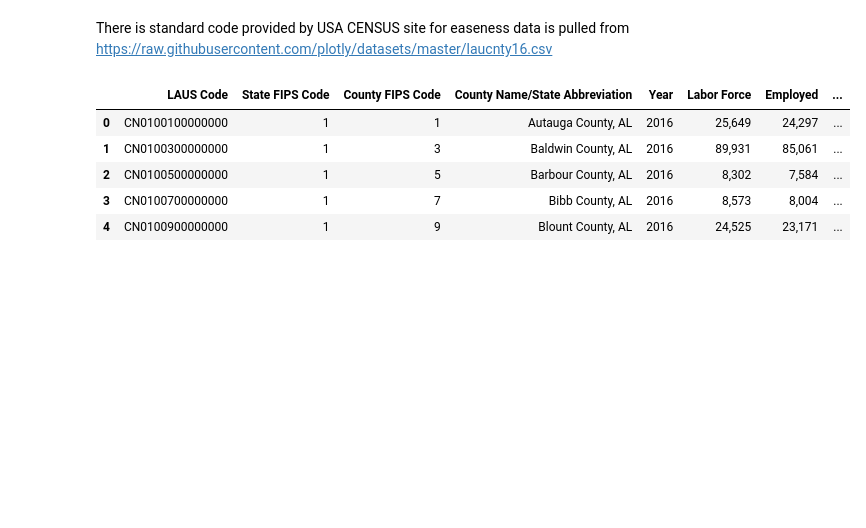
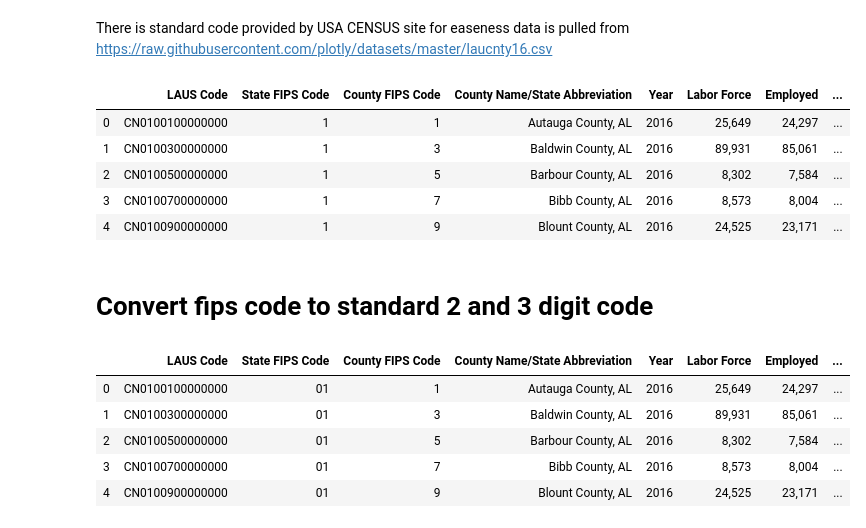
Before and after one commit to pramil-paudel/EECS_731_SEMESTER_PROJECT, a Jupyter notebook: notebooks/preProcessing/preprocessing_01.ipynb, the cells around one changed output. Drawn from its saved outputs; the diff is of its cells as text; code cells hidden in the pictures; blank space fills up the shorter version.

```diff
--- a/notebooks/preProcessing/preprocessing_01.ipynb
+++ b/notebooks/preProcessing/preprocessing_01.ipynb
@@ -167,3 +167,21 @@ usa_fips_code.head()
 | 2 | CN0100500000000 | 1 | 5 | Barbour County, AL | 2016 | 8,302 | 7,584 | ... |
 | 3 | CN0100700000000 | 1 | 7 | Bibb County, AL | 2016 | 8,573 | 8,004 | ... |
 | 4 | CN0100900000000 | 1 | 9 | Blount County, AL | 2016 | 24,525 | 23,171 | ... |
+# %% [markdown]
+# Convert fips code to standard 2 and 3 digit code
+# %%
+def convert_to_two_digit_code(code):
+    c = "0000"+str(code)
+    return(c[-2:])
+# %%
+usa_fips_code['State FIPS Code'] = usa_fips_code["State FIPS Code"].astype(str)
+usa_fips_code['State FIPS Code'] = usa_fips_code["State FIPS Code"].apply(convert_to_two_digit_code)
+usa_fips_code.head()
+# usa_fips_code["State FIPS Code"].unique
+# %% [output]
+|  | LAUS Code | State FIPS Code | County FIPS Code | County Name/State Abbreviation | Year | Labor Force | Employed | ... |
+| 0 | CN0100100000000 | 01 | 1 | Autauga County, AL | 2016 | 25,649 | 24,297 | ... |
+| 1 | CN0100300000000 | 01 | 3 | Baldwin County, AL | 2016 | 89,931 | 85,061 | ... |
+| 2 | CN0100500000000 | 01 | 5 | Barbour County, AL | 2016 | 8,302 | 7,584 | ... |
+| 3 | CN0100700000000 | 01 | 7 | Bibb County, AL | 2016 | 8,573 | 8,004 | ... |
+| 4 | CN0100900000000 | 01 | 9 | Blount County, AL | 2016 | 24,525 | 23,171 | ... |
```
Also changed, not shown: parts of 19 cells of this notebook, 3 other files.
